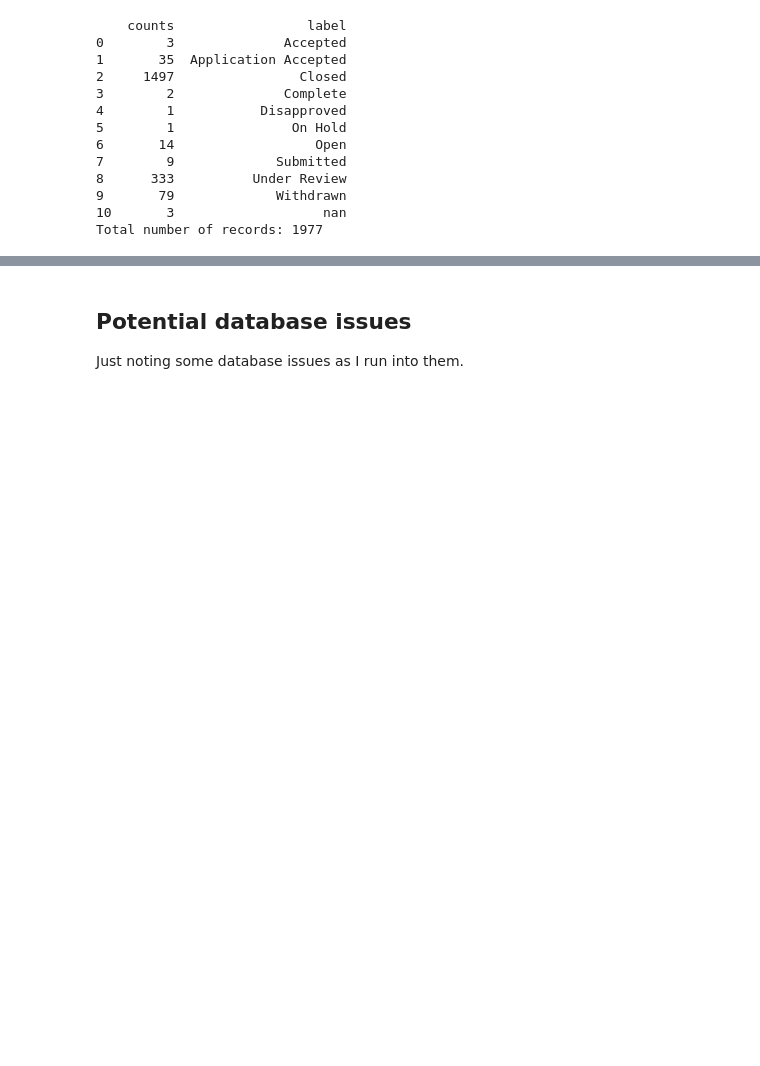
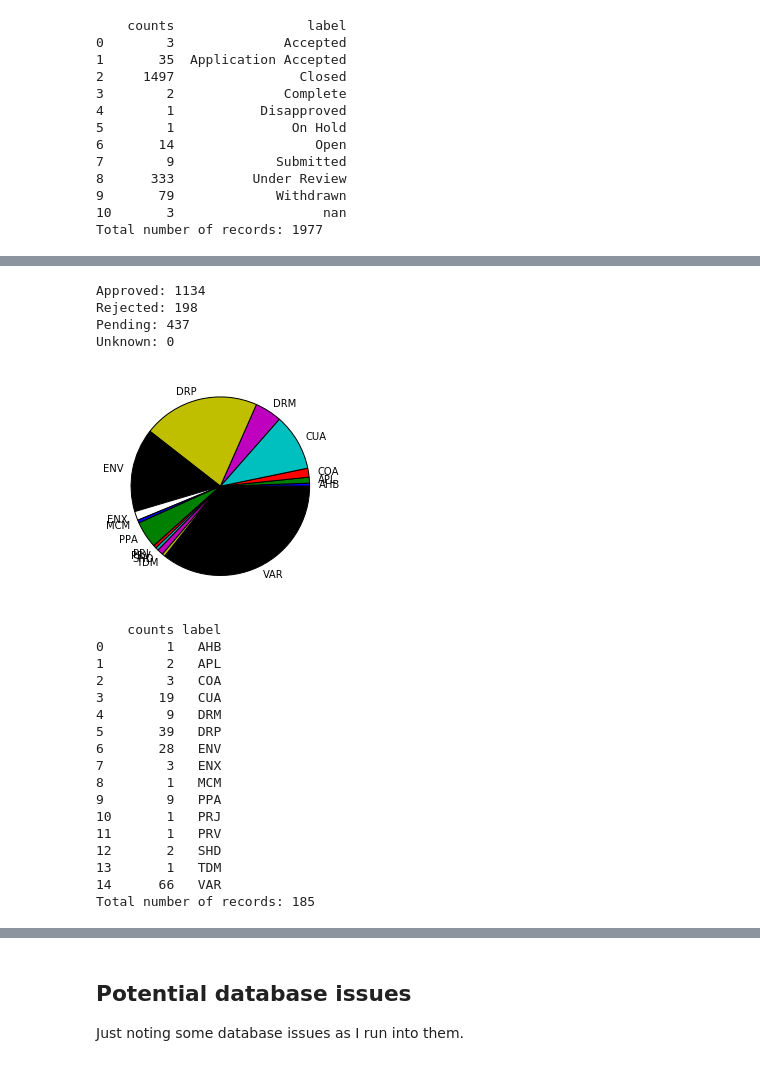
Before and after one commit to YIMBYdata/planningportal, a Jupyter notebook: Graph testing.ipynb, the cells around one changed output, grey strips where cells are left out. Saved outputs shown, nothing was run; the diff lists cells and outputs as text; code cells hidden in the pictures; blank space fills up the shorter version.

```diff
--- a/Graph testing.ipynb
+++ b/Graph testing.ipynb
@@ -142,0 +225,58 @@ print(project_parents.count())
+# %%
+#I'll probably make this case-insensitive, but for now I include distinct cases
+status_approved = ['Closed - Approved', 'Closed - No Violation',
+                   'Closed - CEQA Clearance Issued', 'Application Accepted',
+                   'Closed - Informational', 'Closed - Issued', 'Closed - Abated',
+                   'Complete', 'Informational', 'Approved', 'Permitted',
+                  'Closed - DR Not Taken-Approved', 'Closed - Appeal Upheld',
+                  'Issued', 'Closed - No DR action-Approved', 'Closed - DR not taken-Approved',
+                  'Closed - DR taken-Approved', 'Consultation', 'Closed - DR Taken-Approved',
+                  'Appeal Upheld', 'Letter Issued', 'TDR Letter Issued',
+                   'Closed - No DR Action-Approved', 'Closed-Informational',
+                   'Recommend Approval', 'Approval BOS', 'Filed', 'Appealed']
+status_rejected = ['Closed - Disapproved', 'Closed - Withdrawn', 'Closed - Cancelled',
+                   'Withdrawn', 'Closed - Appeal Denied', 'Denied',
+                  'Closed - DR taken-Disapproved','Closed - DR Taken-Disapproved',
+                  'Appeal Denied', 'Cancelled', 'Disapproved', 'Incomplete',
+                  'Project Withdrawn']
+status_pending = ['Open', 'Accepted', 'Under Review', 'Closed', 'On Hold', 'Pending Review',
+                  'Pending Closure', 'Monitoring Compliance', 'Submitted',
+                 'Public Review Period', 'Pending', 'Pending Voluntary Removal',
+                 'Appeal Pending','Action Pending', 'In Development', 'Actions Pending']
+status_unknown = ['Closed - Removed', 'Closed - Complete', 'Case Closed']
+# %%
+#show how many children are approved/rejected/pending/unknown
+print('Approved: %s' % child_records.filter(status__in=status_approved).count())
+print('Rejected: %s' % child_records.filter(status__in=status_rejected).count())
+print('Pending: %s' % child_records.filter(status__in=status_pending).count())
+print('Unknown: %s' % child_records.filter(status__in=status_unknown).count())
+# %% [output]
+Approved: 1134
+Rejected: 198
+Pending: 437
+Unknown: 0
+# %%
+#Now let's just see where the rejections are
+rejected_children = child_records.filter(status__in=status_rejected).values('record_type').annotate(type_counts = Count('pk',distinct=True))
+table = pie_from_counts(rejected_children,'record_type','type_counts')
+print(table)
+print('Total number of records: %s' % table['counts'].sum())
+# %% [output]
+[figure, added]
+    counts label
+0        1   AHB
+1        2   APL
+2        3   COA
+3       19   CUA
+4        9   DRM
+5       39   DRP
+6       28   ENV
+7        3   ENX
+8        1   MCM
+9        9   PPA
+10       1   PRJ
+11       1   PRV
+12       2   SHD
+13       1   TDM
+14      66   VAR
+Total number of records: 185
```
Also changed, not shown: parts of 17 cells of this notebook.
